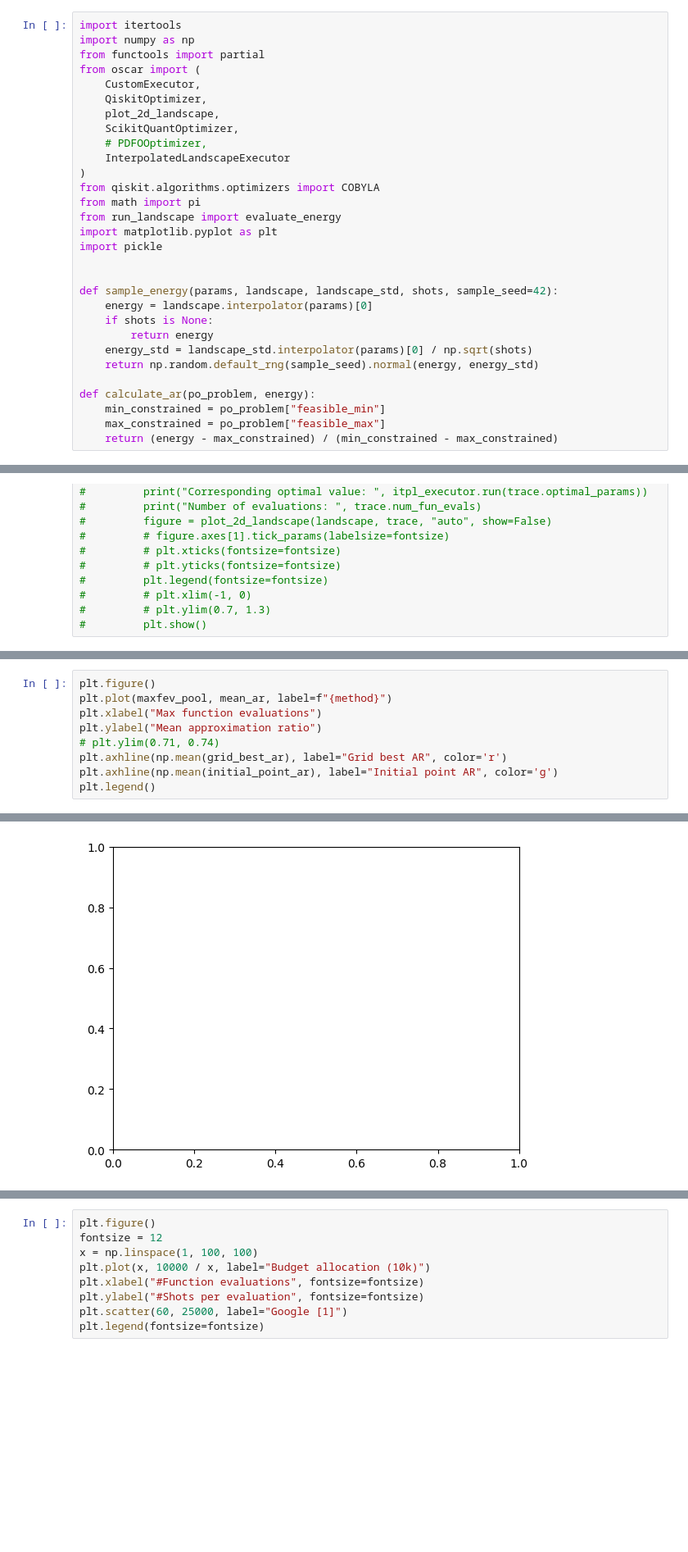
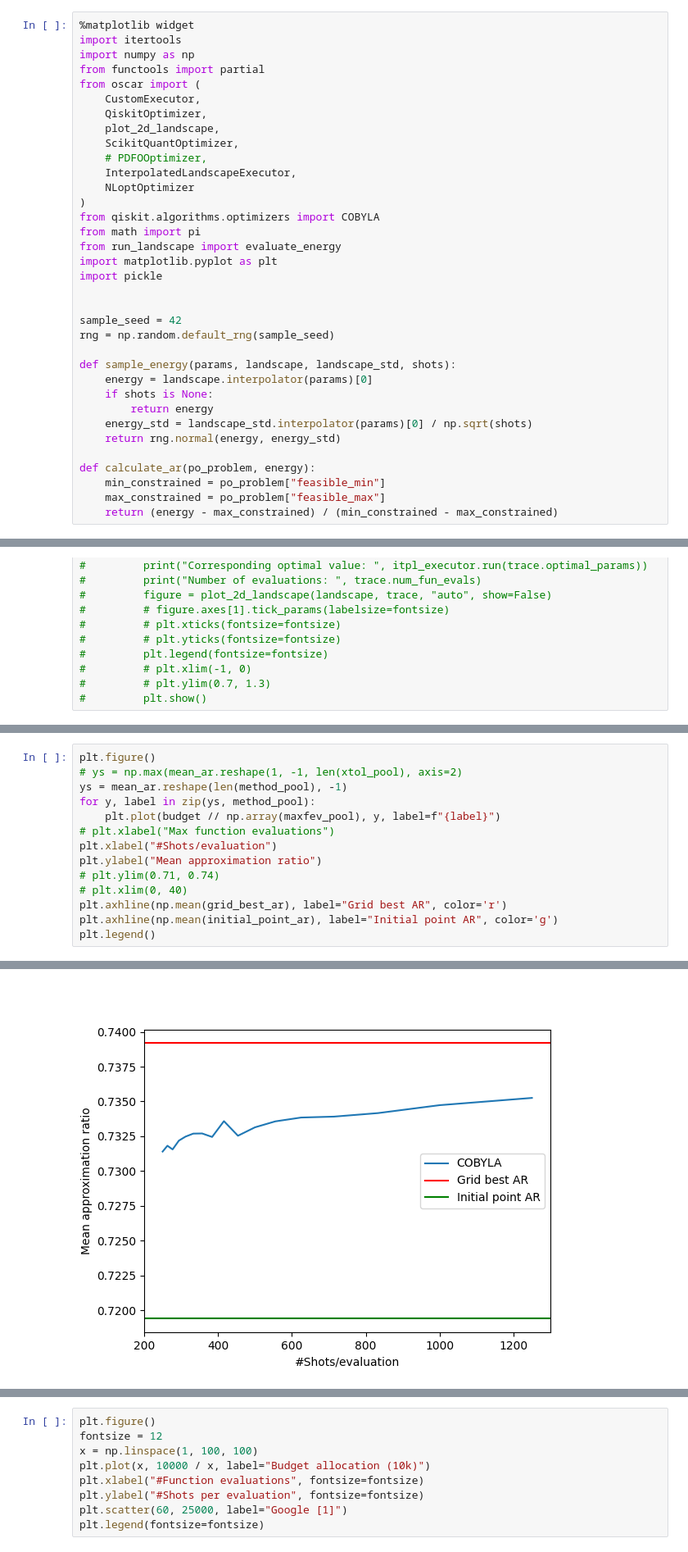
Before and after one commit to jpmorganchase/End-to-End_Protocol_for_High-Quality_QAOA_Parameters, a Jupyter notebook: configure_optimizer.ipynb, the cells around one changed output, grey strips where cells are left out. Shown: that part at 82% size. Saved outputs shown, nothing was run; the diff lists cells and outputs as text; blank space fills up the shorter version.

Commit message:
add optimizer benchmarking script

```diff
--- a/configure_optimizer.ipynb
+++ b/configure_optimizer.ipynb
@@ -1,4 +1,5 @@
 # %%
+%matplotlib widget
 import itertools
 import numpy as np
 from functools import partial
@@ -8,7 +9,8 @@ from oscar import (
     plot_2d_landscape,
     ScikitQuantOptimizer,
     # PDFOOptimizer,
-    InterpolatedLandscapeExecutor
+    InterpolatedLandscapeExecutor,
+    NLoptOptimizer
 )
 from qiskit.algorithms.optimizers import COBYLA
 from math import pi
@@ -17,12 +19,15 @@ import matplotlib.pyplot as plt
 import pickle
 
 
-def sample_energy(params, landscape, landscape_std, shots, sample_seed=42):
+sample_seed = 42
+rng = np.random.default_rng(sample_seed)
+
+def sample_energy(params, landscape, landscape_std, shots):
     energy = landscape.interpolator(params)[0]
     if shots is None:
         return energy
     energy_std = landscape_std.interpolator(params)[0] / np.sqrt(shots)
-    return np.random.default_rng(sample_seed).normal(energy, energy_std)
+    return rng.normal(energy, energy_std)
 
 def calculate_ar(po_problem, energy):
     min_constrained = po_problem["feasible_min"]
@@ -237,9 +259,14 @@ Initial point AR:  0.7193904049067792
 # %%
 plt.figure()
-plt.plot(maxfev_pool, mean_ar, label=f"{method}")
-plt.xlabel("Max function evaluations")
+# ys = np.max(mean_ar.reshape(1, -1, len(xtol_pool), axis=2)
+ys = mean_ar.reshape(len(method_pool), -1)
+for y, label in zip(ys, method_pool):
+    plt.plot(budget // np.array(maxfev_pool), y, label=f"{label}")
+# plt.xlabel("Max function evaluations")
+plt.xlabel("#Shots/evaluation")
 plt.ylabel("Mean approximation ratio")
 # plt.ylim(0.71, 0.74)
+# plt.xlim(0, 40)
 plt.axhline(np.mean(grid_best_ar), label="Grid best AR", color='r')
 plt.axhline(np.mean(initial_point_ar), label="Initial point AR", color='g')
 plt.legend()
@@ -248,4 +275,4 @@ ValueError: x and y must have same first dimension, but have shapes (19,) and (3
-[figure, old version]
+[figure, new version]
 # %%
 from oscar import plot_2d_landscape
 
```
Also changed, not shown: parts of 9 cells of this notebook, 1 other file.
